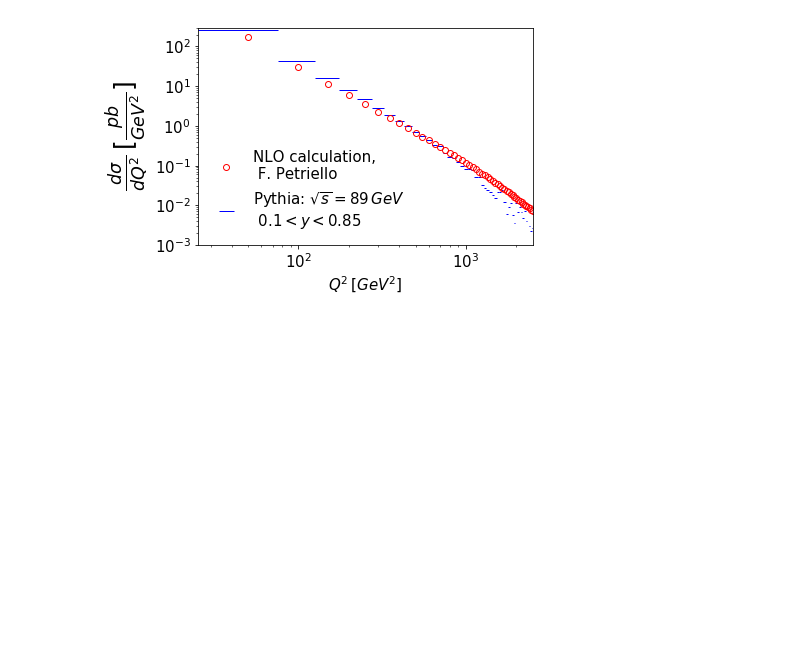
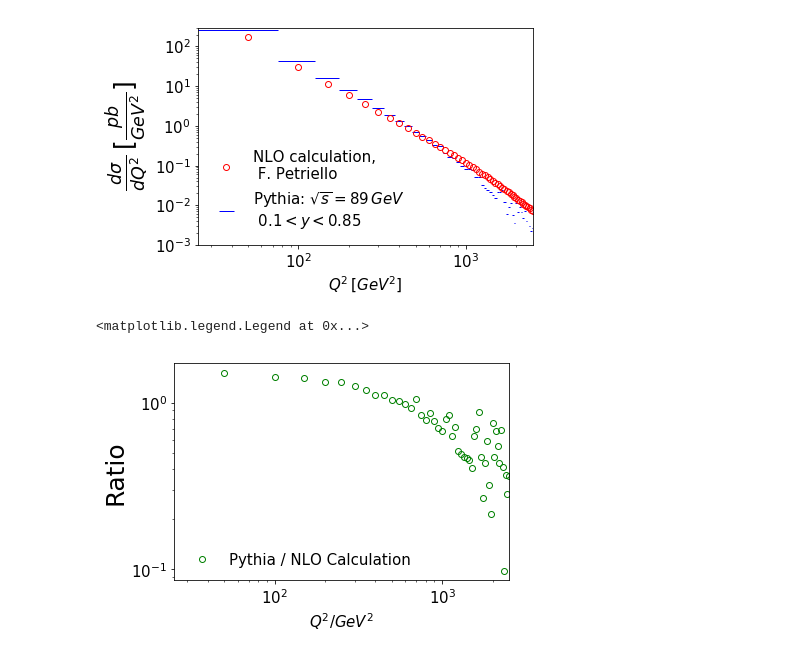
Before and after one commit to y-song/notebooks, a Jupyter notebook: Q2_theory.ipynb, the cells around one changed output. Saved outputs shown, nothing was run; the diff lists cells and outputs as text; code cells hidden in the pictures; blank space fills up the shorter version.

Commit message:
Added ratio of pythia / calculation

```diff
--- a/Q2_theory.ipynb
+++ b/Q2_theory.ipynb
@@ -74,20 +74,22 @@ def plot1d(df, var, low, high, interval, xlabel, yscale, label):
     xsec = np.mean(a['xsec'])
     ntrials = a['ntrials'][a.shape[0]-1]
 
-    x, y, xerr = getHist(df, var, xvar_array)
-
-    plt.errorbar(x, y*xsec*1e9/(ntrials*interval), xerr = xerr, fmt='none', color='b', elinewidth=1, label=label)
+    x, hist, xerr = getHist(df, var, xvar_array)
+    y = hist*xsec*1e9/(ntrials*interval)
+    plt.errorbar(x, y, xerr = xerr, fmt='none', color='b', elinewidth=1, label=label)
     plt.xticks(fontsize=15)
     plt.yticks(fontsize=15)
     plt.yscale(yscale)
     plt.xlabel(xlabel, fontsize=15)
+
+    return y
 # %%
 plt.plot(Q2, xsec, 'ro', fillstyle='none', label='NLO calculation, \n F. Petriello')
 plt.xscale('log')
 plt.yscale('log')
 plt.xlim(left=25, right=2500)
 plt.ylim(bottom=0.001, top=300)
-plot1d(c, 'Q2',25,2525,50,'$Q^2 \, [GeV^2]$','log','Pythia: $\sqrt{s} = 89 \, GeV$ \n $0.1 < y < 0.85$')
+y = plot1d(c, 'Q2',25,2525,50,'$Q^2 \, [GeV^2]$','log','Pythia: $\sqrt{s} = 89 \, GeV$ \n $0.1 < y < 0.85$')
 plt.ylabel(r'$\frac{d\sigma}{dQ^2} \, [\frac{pb}{GeV^{2}}]$', fontsize=25)
 plt.xticks(fontsize=15)
 plt.yticks(fontsize=15)
@@ -95,3 +97,18 @@ plt.legend(prop={'size': 15}, frameon=False, loc='lower left')
 # %% [output]
 <matplotlib.legend.Legend at 0x...>
 [figure]
+# %%
+ratio = y / xsec
+# %%
+plt.plot(Q2, ratio, 'go', fillstyle='none', label='Pythia / NLO Calculation')
+plt.xscale('log')
+plt.yscale('log')
+plt.xlim(left=25, right=2500)
+plt.xlabel('$Q^2 / GeV^2$', fontsize=15)
+plt.ylabel('Ratio', fontsize=25)
+plt.xticks(fontsize=15)
+plt.yticks(fontsize=15)
+plt.legend(prop={'size': 15}, frameon=False, loc='lower left')
+# %% [output]
+<matplotlib.legend.Legend at 0x...>
+[figure, added]
```
